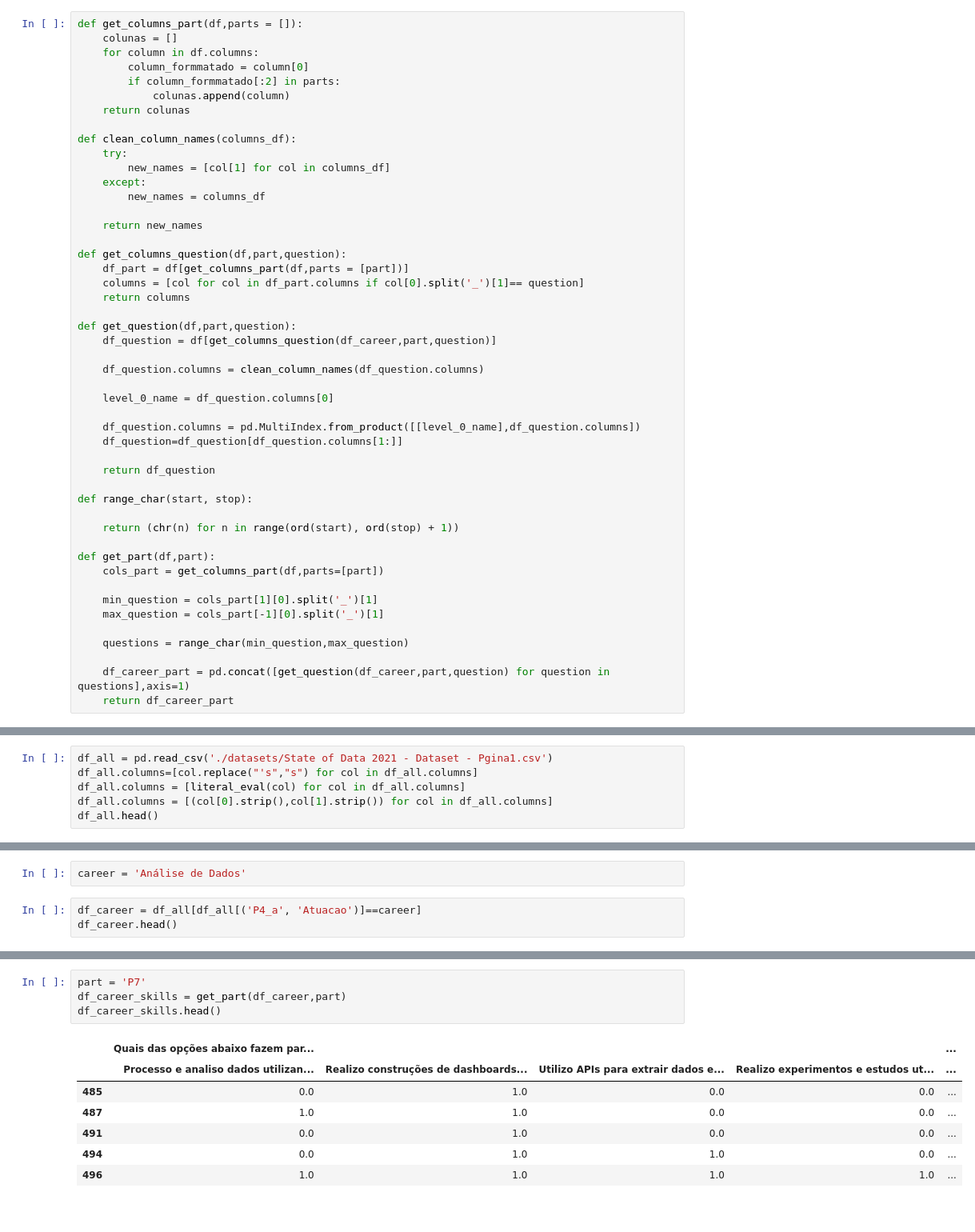
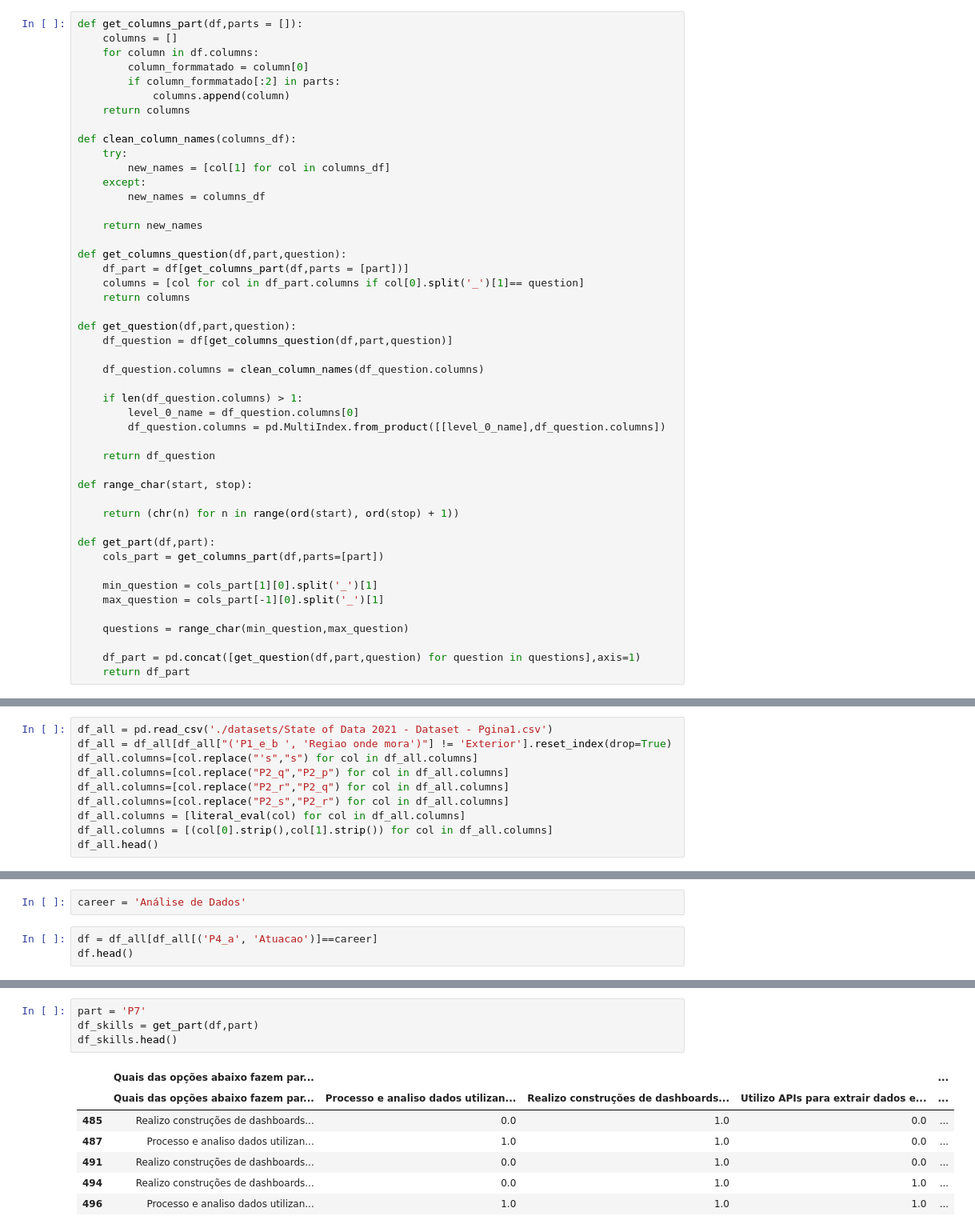
Before and after one commit to BrunoRammon/projeto_tecnicas_programacao_ii-, a Jupyter notebook: EDA.ipynb, the cells around one changed output, grey strips where cells are left out. Shown at 80% size. Saved outputs shown, nothing was run; the diff lists cells and outputs as text.

```diff
--- a/EDA.ipynb
+++ b/EDA.ipynb
@@ -18,12 +18,12 @@ pd.set_option('display.max_columns', 500)
 # Funções
 # %%
 def get_columns_part(df,parts = []):
-    colunas = []
+    columns = []
     for column in df.columns:
         column_formmatado = column[0]
         if column_formmatado[:2] in parts:
-            colunas.append(column)
-    return colunas
+            columns.append(column)
+    return columns
 
 def clean_column_names(columns_df):
     try:
@@ -39,14 +39,13 @@ def get_columns_question(df,part,question):
     return columns
 
 def get_question(df,part,question):
-    df_question = df[get_columns_question(df_career,part,question)]
+    df_question = df[get_columns_question(df,part,question)]
 
     df_question.columns = clean_column_names(df_question.columns)
 
-    level_0_name = df_question.columns[0]
-
-    df_question.columns = pd.MultiIndex.from_product([[level_0_name],df_question.columns])
-    df_question=df_question[df_question.columns[1:]]
+    if len(df_question.columns) > 1:
+        level_0_name = df_question.columns[0]
+        df_question.columns = pd.MultiIndex.from_product([[level_0_name],df_question.columns])
 
     return df_question
 
@@ -62,13 +61,17 @@ def get_part(df,part):
 
     questions = range_char(min_question,max_question)
 
-    df_career_part = pd.concat([get_question(df_career,part,question) for question in questions],axis=1)
-    return df_career_part
+    df_part = pd.concat([get_question(df,part,question) for question in questions],axis=1)
+    return df_part
 # %% [markdown]
 Configurações gerais do dataframe principal
 # %%
 df_all = pd.read_csv('./datasets/State of Data 2021 - Dataset - Pgina1.csv')
+df_all = df_all[df_all["('P1_e_b ', 'Regiao onde mora')"] != 'Exterior'].reset_index(drop=True)
 df_all.columns=[col.replace("'s","s") for col in df_all.columns]
+df_all.columns=[col.replace("P2_q","P2_p") for col in df_all.columns]
+df_all.columns=[col.replace("P2_r","P2_q") for col in df_all.columns]
+df_all.columns=[col.replace("P2_s","P2_r") for col in df_all.columns]
 df_all.columns = [literal_eval(col) for col in df_all.columns]
 df_all.columns = [(col[0].strip(),col[1].strip()) for col in df_all.columns]
 df_all.head()
@@ -109,7 +118,7 @@ O objetivos será explorar algumas informações das Partes 1, 2, 4 e 7 e respon
 # %%
 career = 'Análise de Dados'
 # %%
-df_career = df_all[df_all[('P4_a', 'Atuacao')]==career]
-df_career.head()
+df = df_all[df_all[('P4_a', 'Atuacao')]==career]
+df.head()
 # %% [output]
 |  | (P0, id) | (P1_a, Idade) | (P1_a_a, Faixa idade) | (P1_b, Genero) | (P1_e, Estado onde mora) | ... |
@@ -257,14 +370,14 @@ df_career_tools.shape
 ## Lendo a parte 7
 # %%
 part = 'P7'
-df_career_skills = get_part(df_career,part)
-df_career_skills.head()
+df_skills = get_part(df,part)
+df_skills.head()
 # %% [output]
 |  | Quais das opções abaixo fazem par... |  |  |  | ... |
-|  | Processo e analiso dados utilizan... | Realizo construções de dashboards... | Utilizo APIs para extrair dados e... | Realizo experimentos e estudos ut... | ... |
-| 485 | 0.0 | 1.0 | 0.0 | 0.0 | ... |
-| 487 | 1.0 | 1.0 | 0.0 | 0.0 | ... |
-| 491 | 0.0 | 1.0 | 0.0 | 0.0 | ... |
-| 494 | 0.0 | 1.0 | 1.0 | 0.0 | ... |
-| 496 | 1.0 | 1.0 | 1.0 | 1.0 | ... |
+|  | Quais das opções abaixo fazem par... | Processo e analiso dados utilizan... | Realizo construções de dashboards... | Utilizo APIs para extrair dados e... | ... |
+| 485 | Realizo construções de dashboards... | 0.0 | 1.0 | 0.0 | ... |
+| 487 | Processo e analiso dados utilizan... | 1.0 | 1.0 | 0.0 | ... |
+| 491 | Realizo construções de dashboards... | 0.0 | 1.0 | 0.0 | ... |
+| 494 | Realizo construções de dashboards... | 0.0 | 1.0 | 1.0 | ... |
+| 496 | Processo e analiso dados utilizan... | 1.0 | 1.0 | 1.0 | ... |
 # %%
```
Also changed, not shown: parts of 44 cells of this notebook.
